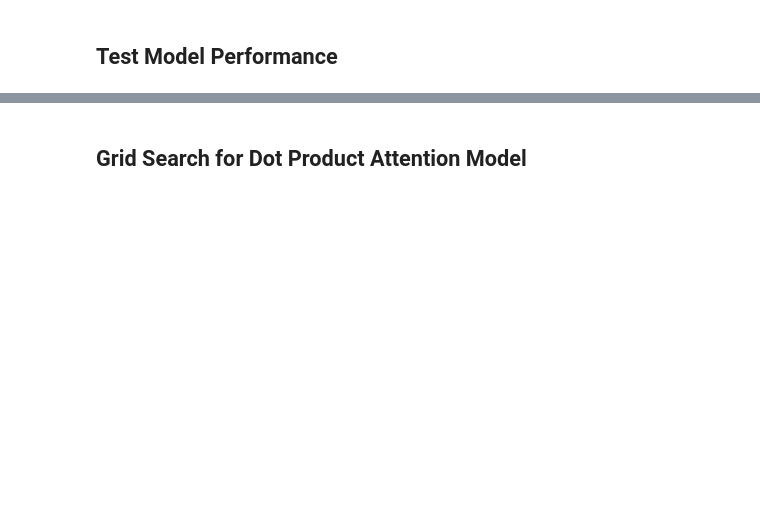
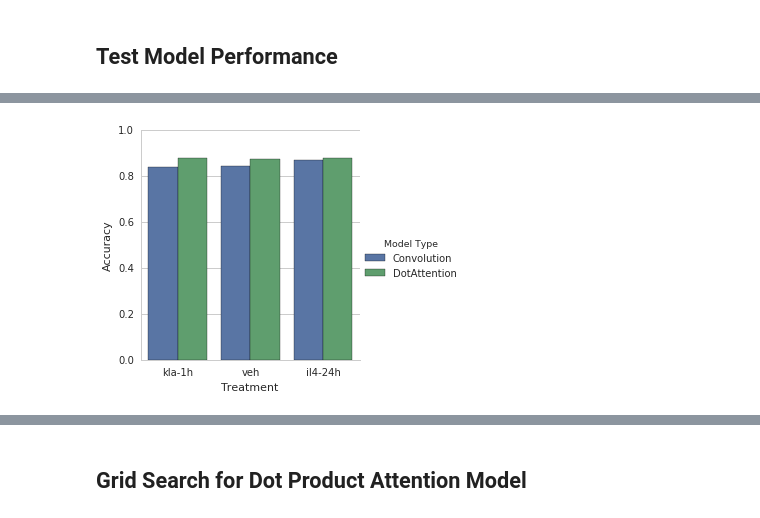
Before and after one commit to jenhantao/genomic_grammar, a Jupyter notebook: Attention Only Classification Analysis.ipynb, the cells around one changed output, grey strips where cells are left out. Drawn from its saved outputs; the diff is of its cells as text; code cells hidden in the pictures; blank space fills up the shorter version.

Commit message:
now can read/write weights; added visualizations for performance

```diff
--- a/Attention Only Classification Analysis.ipynb
+++ b/Attention Only Classification Analysis.ipynb
@@ -213,3 +200,0 @@ dotProductAttention_model.save('model.json')
-# %%
-model = keras.models.load_model('model.json',
-                               custom_objects={"Projection": Projection})
@@ -228,7 +209,7 @@ if len(condition_model_dict) > 0:
             os.remove(working_directory + '/models_classification/' + f)
     for treatment_modelType in condition_model_dict.keys():
         current_model = condition_model_dict[treatment_modelType]
-        current_model.save(working_directory + '/models_classification/' + treatment_modelType + '.h5',
+        current_model.save_weights(working_directory + '/models_classification/' + treatment_modelType + '_weights.h5',
                           )
 # %% [markdown]
 ## Read in Models
@@ -244,2 +216,26 @@ TypeError: super(type, obj): obj must be an instance or subtype of type
+# %%
+condition_model_dict = {}
+for f in os.listdir(working_directory + '/models_classification/'):
+    treatment_modelType = f.replace('_weights.h5','')
+    modelType = treatment_modelType.split('_')[0]
+    if modelType == 'DotAttention':
+        current_model = get_dotProductAttention_model(200,
+            mode='classification',
+            num_motifs=attention_num_motifs,
+            motif_size=attention_motif_size,
+            adjacent_bp_pool_size=adjacent_bp_pool_size,
+            dropout_rate=attention_dropout_rate,
+            num_classes=2)
+    elif modelType == 'Convolution':
+        current_model = get_convolution_model(200,
+            mode='classification',
+            num_motifs=convolution_num_motifs,
+            motif_size=convolution_motif_size,
+            num_dense_neurons=num_dense_neurons,
+            dropout_rate=convolution_dropout_rate,
+            num_classes=2)
+    current_model.load_weights(working_directory + '/models_classification/' + treatment_modelType + '_weights.h5',
+                              )
+    condition_model_dict[treatment_modelType] = current_model
 # %% [markdown]
 ## Test Model Performance
@@ -245,0 +312,17 @@ TypeError: super(type, obj): obj must be an instance or subtype of type
+# %%
+performance_frame = pd.DataFrame({'Model Type': model_types,
+                                  'Treatment':all_treatments,
+                                  'Accuracy':all_accuracies,
+                                  'aucROC':all_rocs,
+                                  'Precision':all_precisions})
+# %%
+with sns.axes_style('whitegrid'):
+    sns.factorplot(data = performance_frame,
+        x = 'Treatment',
+        y = 'Accuracy',
+        hue = 'Model Type',
+        kind = 'bar'
+        )
+    plt.ylim(0,1)
+# %% [output]
+[figure, added]
```
Also changed, not shown: parts of 13 cells of this notebook.
